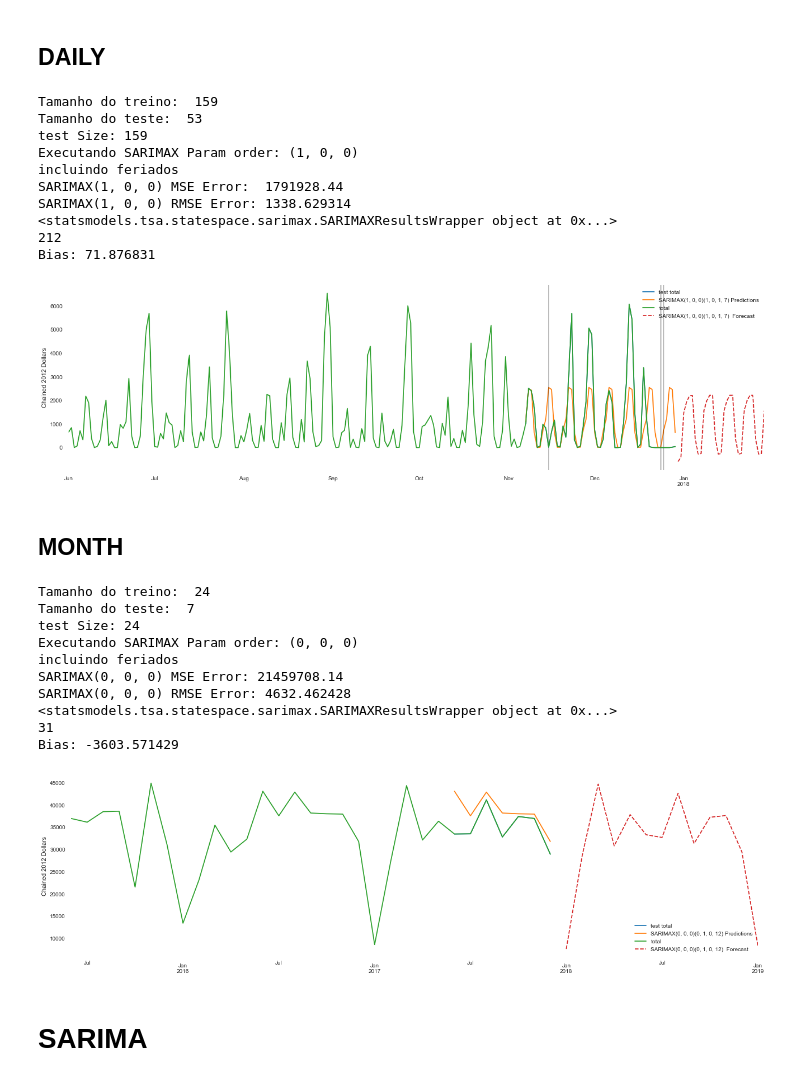
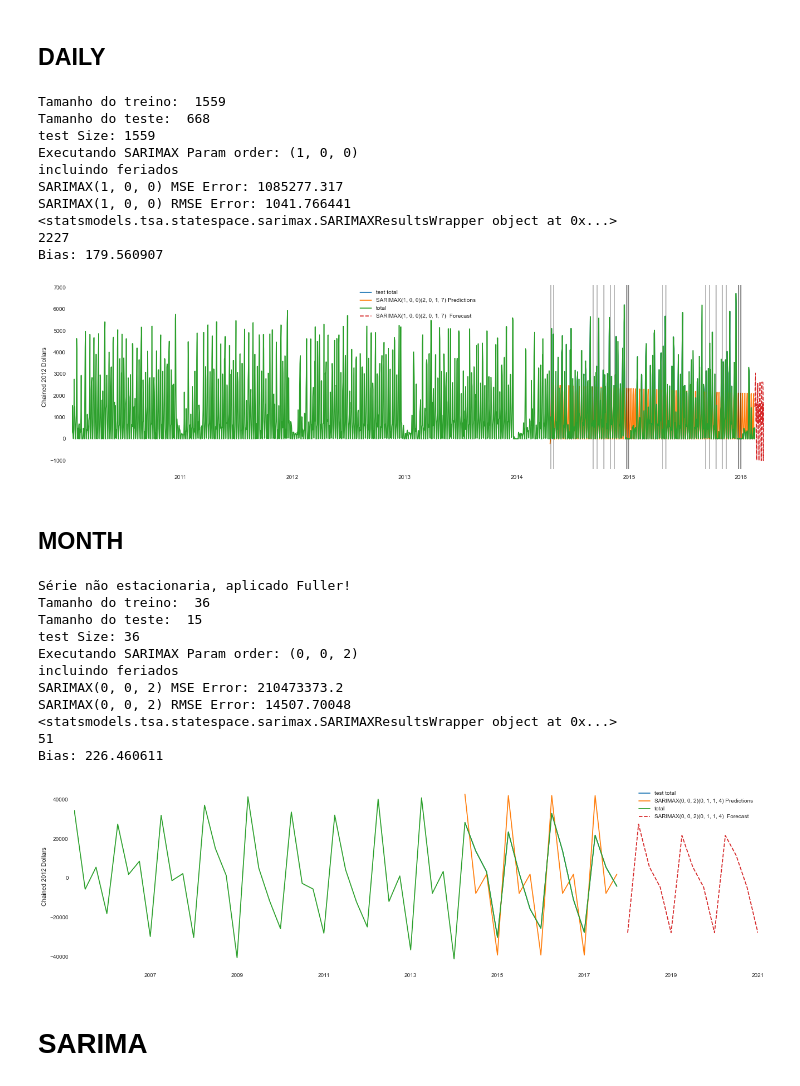
Before and after one commit to joaocamargo/TCC-PUCRS-2020, a Jupyter notebook: TCC ARIMA-Copy1.ipynb, the cells around one changed output. Drawn from its saved outputs; the diff is of its cells as text; code cells hidden in the pictures.

Commit message:
adicionado seasonal smoothing

```diff
--- a/TCC ARIMA-Copy1.ipynb
+++ b/TCC ARIMA-Copy1.ipynb
@@ -337,37 +372,38 @@ def MakePredictionsTestAndForecast(modelType,dfParam,field,testPercentSize,start
 # %% [markdown]
 ## DAILY
 # %%
-MakePredictionsTestAndForecast('SARIMAX',df['2017-06-01':],'total',testPercentSize=25,
-                               seasonal=True,seasonalM=7,futureEstimation=30,exogField='weekDay')
+MakePredictionsTestAndForecast('SARIMAX',df['2010-01-11':'2016-02-15'],'total',testPercentSize=30,
+                               seasonal=True,seasonalM=7,futureEstimation=30,exogField='weekType')
 # %% [output]
-Tamanho do treino:  159
-Tamanho do teste:  53
-test Size: 159
+Tamanho do treino:  1559
+Tamanho do teste:  668
+test Size: 1559
 Executando SARIMAX Param order: (1, 0, 0)
 incluindo feriados
-SARIMAX(1, 0, 0) MSE Error:  1791928.44
-SARIMAX(1, 0, 0) RMSE Error: 1338.629314
+SARIMAX(1, 0, 0) MSE Error: 1085277.317
+SARIMAX(1, 0, 0) RMSE Error: 1041.766441
 <statsmodels.tsa.statespace.sarimax.SARIMAXResultsWrapper object at 0x...>
-212
-Bias: 71.876831
+2227
+Bias: 179.560907
-[figure, old version]
+[figure, new version]
 # %% [markdown]
 ## MONTH
 # %%
-MakePredictionsTestAndForecast('SARIMAX',dfMonth['2015-06-01':],'total',testPercentSize=25,
-                               seasonal=True,seasonalM=12,futureEstimation=12,exogField='weekDay')
+MakePredictionsTestAndForecast('SARIMAX',dfQuarter['2005-01-01':],'total',testPercentSize=30,
+                               seasonal=True,seasonalM=4,futureEstimation=12,exogField='weekType')
 # %% [output]
-Tamanho do treino:  24
-Tamanho do teste:  7
-test Size: 24
-Executando SARIMAX Param order: (0, 0, 0)
+Série não estacionaria, aplicado Fuller!
+Tamanho do treino:  36
+Tamanho do teste:  15
+test Size: 36
+Executando SARIMAX Param order: (0, 0, 2)
 incluindo feriados
-SARIMAX(0, 0, 0) MSE Error: 21459708.14
-SARIMAX(0, 0, 0) RMSE Error: 4632.462428
+SARIMAX(0, 0, 2) MSE Error: 210473373.2
+SARIMAX(0, 0, 2) RMSE Error: 14507.70048
 <statsmodels.tsa.statespace.sarimax.SARIMAXResultsWrapper object at 0x...>
-31
-Bias: -3603.571429
+51
+Bias: 226.460611
-[figure, old version]
+[figure, new version]
 # %% [markdown]
 # SARIMA
 # %% [markdown]
```
Also changed, not shown: parts of 7 cells of this notebook, 1 other file.
